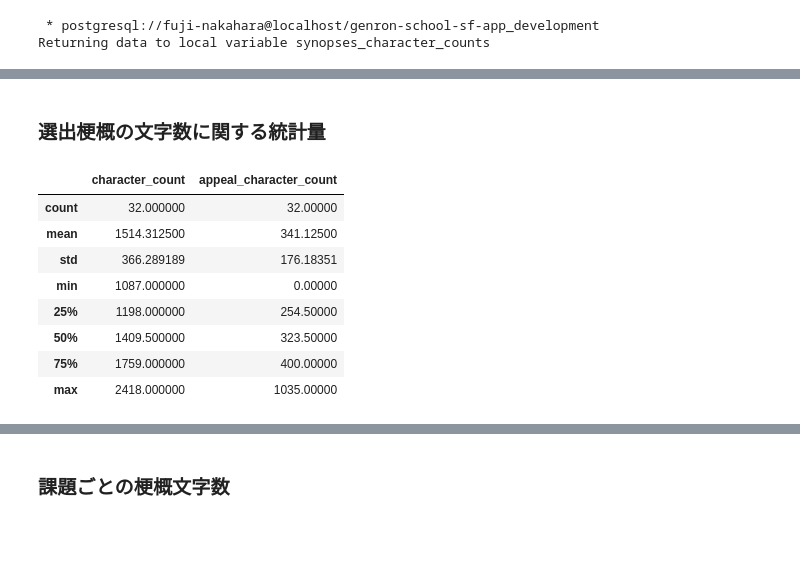
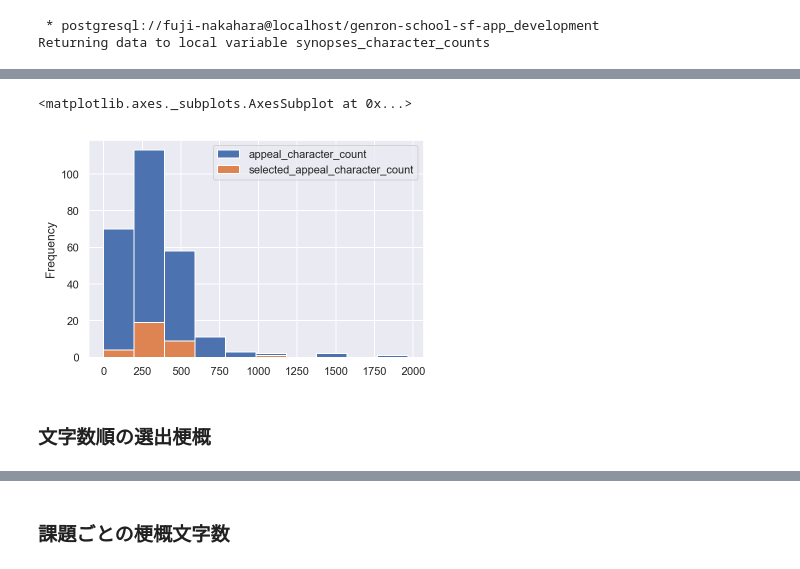
Before and after one commit to fuji-nakahara/genron-school-sf-app, a Jupyter notebook: notebook/genron-sf-2018-data-analysis.ipynb, the cells around one changed output, grey strips where cells are left out. Cells and saved outputs as stored; diff of their text form; code cells hidden in the pictures; blank space fills up the shorter version.

```diff
--- a/notebook/genron-sf-2018-data-analysis.ipynb
+++ b/notebook/genron-sf-2018-data-analysis.ipynb
@@ -292,14 +405,7 @@ synopses_character_counts.character_count.plot.hist(bins=20)
+# %%
+character_counts_with_selected[['appeal_character_count', 'selected_appeal_character_count']].plot.hist()
+# %% [output]
+<matplotlib.axes._subplots.AxesSubplot at 0x...>
+[figure, added]
 # %% [markdown]
-### 選出梗概の文字数に関する統計量
+### 文字数順の選出梗概
-# %%
-synopses_character_counts.fillna(0)[synopses_character_counts.selected][['character_count', 'appeal_character_count']].describe()
-# %% [output]
-|  | character_count | appeal_character_count |
-| count | 32.000000 | 32.00000 |
-| mean | 1514.312500 | 341.12500 |
-| std | 366.289189 | 176.18351 |
-| min | 1087.000000 | 0.00000 |
-| 25% | 1198.000000 | 254.50000 |
-| 50% | 1409.500000 | 323.50000 |
-| 75% | 1759.000000 | 400.00000 |
-| max | 2418.000000 | 1035.00000 |
```
Also changed, not shown: parts of 64 cells of this notebook.
